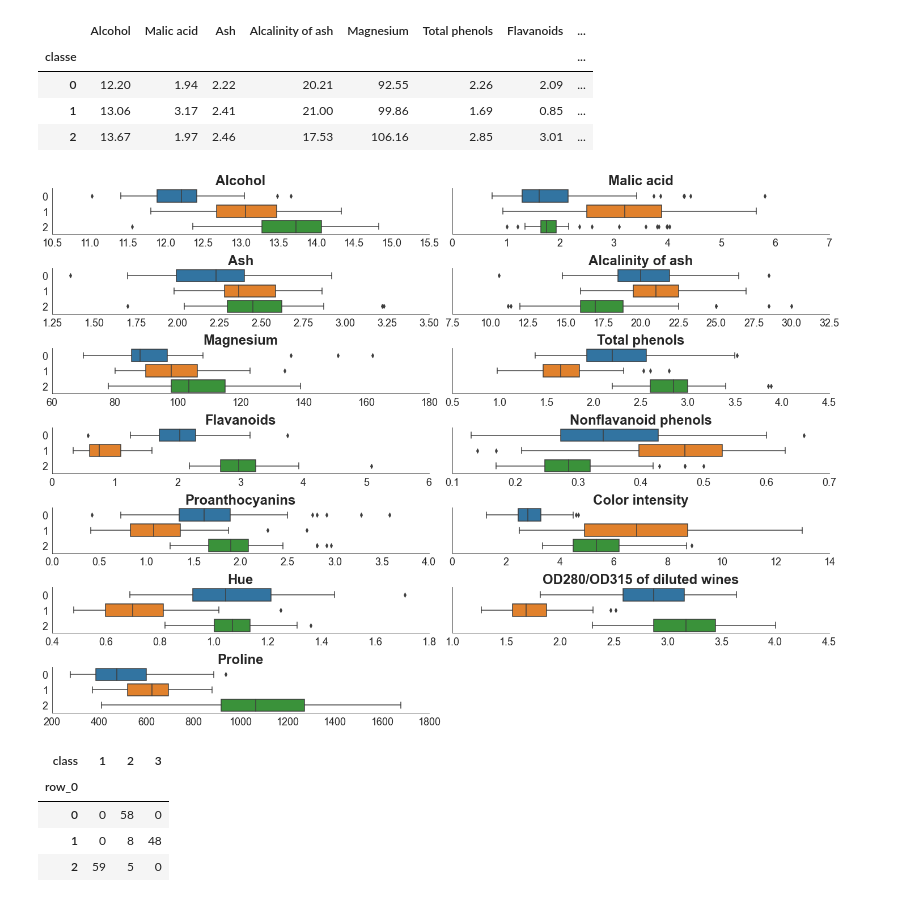
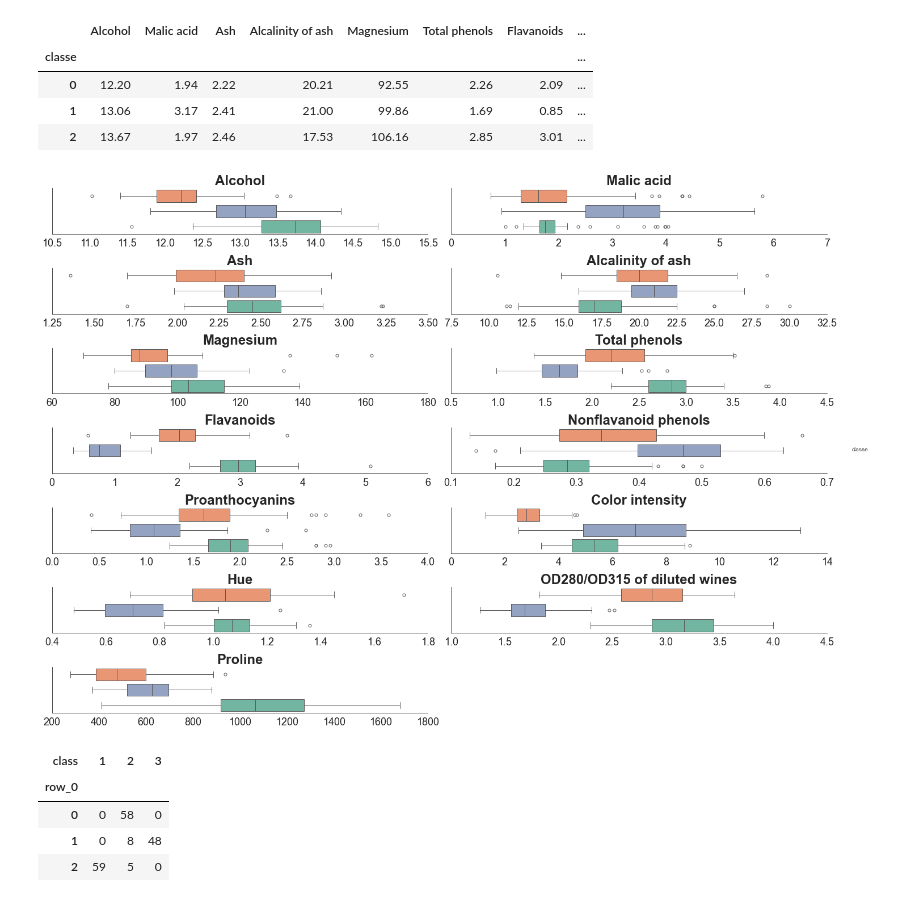
Before and after one commit to fxjollois/cours-2023-2024, a Jupyter notebook: insa--m2-esd--ml/classif-demande1-correction.ipynb, the cells around one changed output. Saved outputs shown, nothing was run; the diff lists cells and outputs as text; code cells hidden in the pictures.

```diff
--- a/insa--m2-esd--ml/classif-demande1-correction.ipynb
+++ b/insa--m2-esd--ml/classif-demande1-correction.ipynb
@@ -110,20 +110,20 @@ wine2.assign(classe = hac3.labels_).groupby("classe").mean().round(2)
 # %%
 g = seaborn.catplot(
     data = wine2.assign(classe = [str(v) for v in hac3.labels_]) \
                 .melt(id_vars = "classe"),
-    x = "value", y = "classe",
+    x = "value", y = "classe", hue = "classe",
     kind = "box",
     col = "variable", col_wrap = 2, sharex = False, order = ["0", "1", "2"],
-    height = 2, aspect = 5
+    height = 2, aspect = 5, palette = "Set2"
 )
 g.set_titles(col_template = "{col_name}", fontweight = "bold", size = 24)
 g.set_xticklabels(size = 18)
 g.set_yticklabels(size = 18)
 g.tight_layout()
 g.set_axis_labels(x_var = "", y_var = "")
 plt.show()
 # %% [output]
-[figure, old version]
+[figure, new version]
 # %%
 pandas.crosstab(hac3.labels_, wine["class"])
 # %% [output]
```
Also changed, not shown: parts of 12 cells of this notebook, 6 other files.
